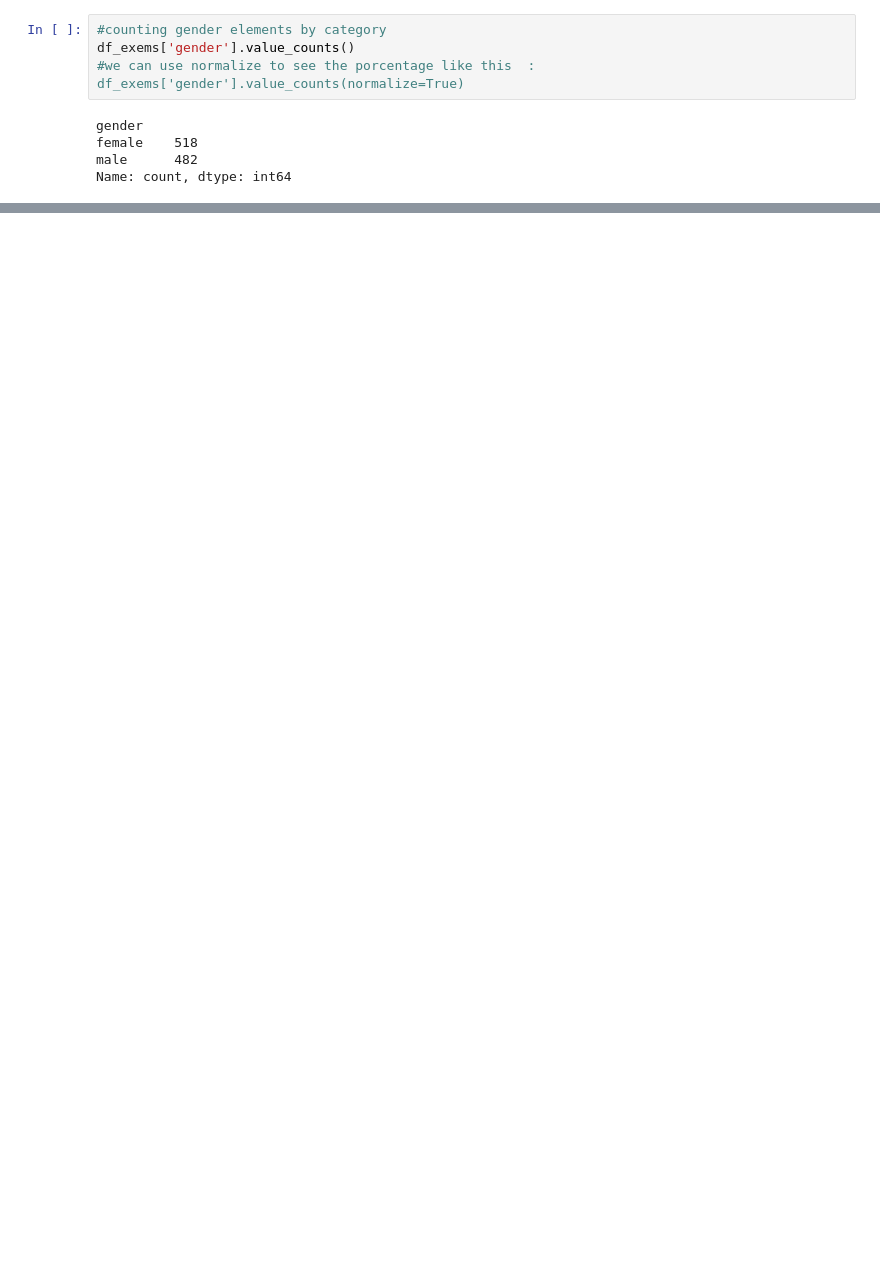
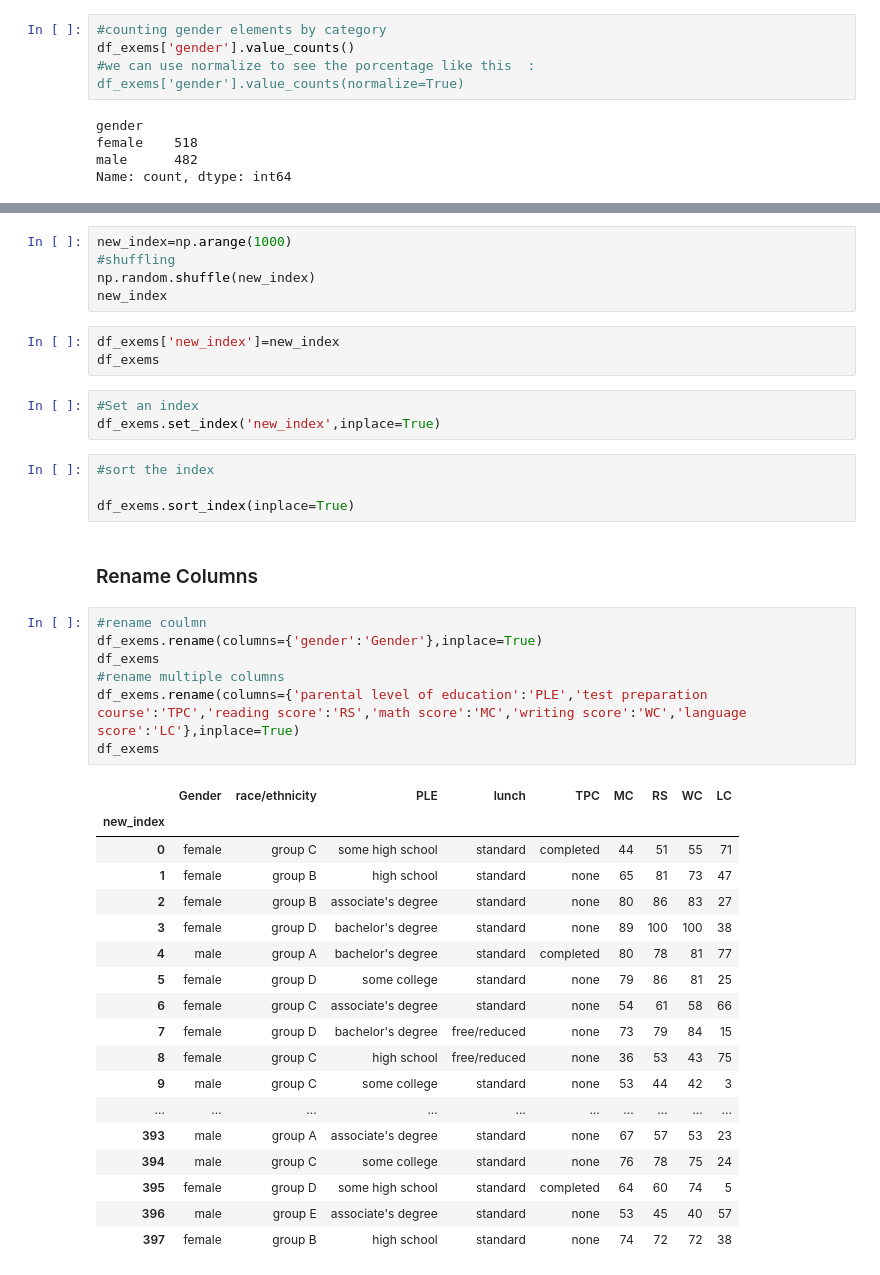
Before and after one commit to filasouf2005/Learning-Data-Since, a Jupyter notebook: dataSince.ipynb, the cells around one changed output, grey strips where cells are left out. Drawn from its saved outputs; the diff is of its cells as text; blank space fills up the shorter version.

```diff
--- a/dataSince.ipynb
+++ b/dataSince.ipynb
@@ -217,0 +332,43 @@ Name: count, dtype: int64
+# %%
+new_index=np.arange(1000)
+#shuffling
+np.random.shuffle(new_index)
+new_index
+# %%
+df_exems['new_index']=new_index
+df_exems
+# %%
+#Set an index
+df_exems.set_index('new_index',inplace=True)
+# %%
+#sort the index
+
+df_exems.sort_index(inplace=True)
+# %% [markdown]
+### Rename Columns
+# %%
+#rename coulmn
+df_exems.rename(columns={'gender':'Gender'},inplace=True)
+df_exems
+#rename multiple columns
+df_exems.rename(columns={'parental level of education':'PLE','test preparation course':'TPC','reading score':'RS','math score':'MC','writing score':'WC','language score':'LC'},inplace=True)
+df_exems
+# %% [output]
+|  | Gender | race/ethnicity | PLE | lunch | TPC | MC | RS | WC | LC |
+| new_index |  |  |  |  |  |  |  |  |  |
+| 0 | female | group C | some high school | standard | completed | 44 | 51 | 55 | 71 |
+| 1 | female | group B | high school | standard | none | 65 | 81 | 73 | 47 |
+| 2 | female | group B | associate's degree | standard | none | 80 | 86 | 83 | 27 |
+| 3 | female | group D | bachelor's degree | standard | none | 89 | 100 | 100 | 38 |
+| 4 | male | group A | bachelor's degree | standard | completed | 80 | 78 | 81 | 77 |
+| 5 | female | group D | some college | standard | none | 79 | 86 | 81 | 25 |
+| 6 | female | group C | associate's degree | standard | none | 54 | 61 | 58 | 66 |
+| 7 | female | group D | bachelor's degree | free/reduced | none | 73 | 79 | 84 | 15 |
+| 8 | female | group C | high school | free/reduced | none | 36 | 53 | 43 | 75 |
+| 9 | male | group C | some college | standard | none | 53 | 44 | 42 | 3 |
+| ... | ... | ... | ... | ... | ... | ... | ... | ... | ... |
+| 393 | male | group A | associate's degree | standard | none | 67 | 57 | 53 | 23 |
+| 394 | male | group C | some college | standard | none | 76 | 78 | 75 | 24 |
+| 395 | female | group D | some high school | standard | completed | 64 | 60 | 74 | 5 |
+| 396 | male | group E | associate's degree | standard | none | 53 | 45 | 40 | 57 |
+| 397 | female | group B | high school | standard | none | 74 | 72 | 72 | 38 |
```
Also changed, not shown: parts of 13 cells of this notebook, 2 other files.
